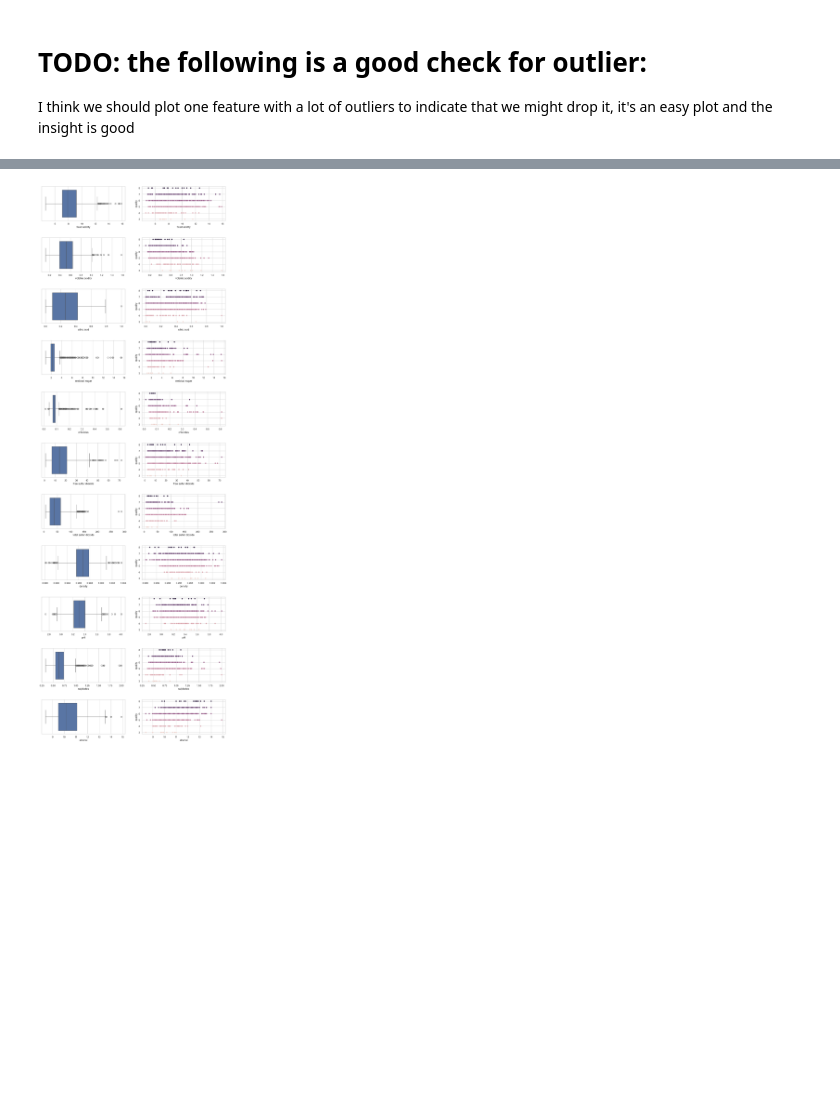
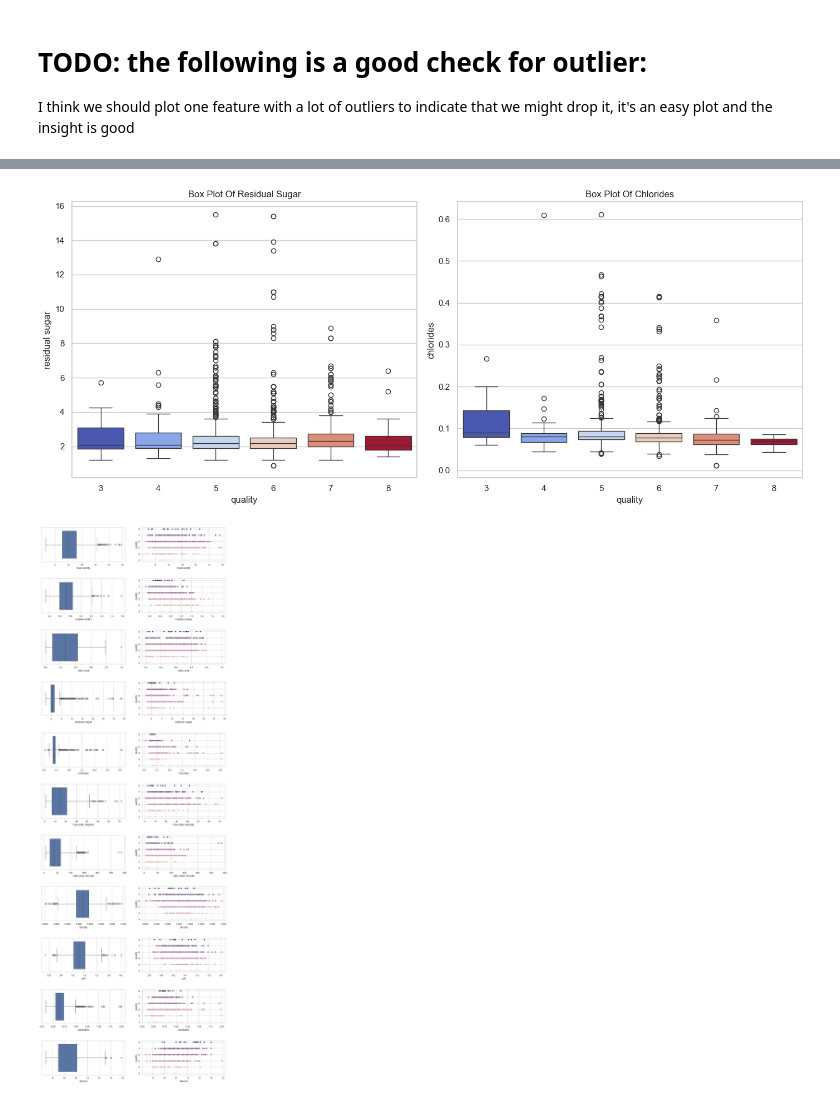
Before and after one commit to airbagdeer/tabular-ds-project, a Jupyter notebook: EX1.ipynb, the cells around one changed output, grey strips where cells are left out. Drawn from its saved outputs; the diff is of its cells as text; code cells hidden in the pictures; blank space fills up the shorter version.

```diff
--- a/EX1.ipynb
+++ b/EX1.ipynb
@@ -432,3 +465,19 @@ Passing `palette` without assigning `hue` is deprecated and will be removed in v
+# %%
+# Create a figure for side-by-side boxplots
+fig, axes = plt.subplots(1, 2, figsize=(14, 6))
+
+# First boxplot: Residual Sugar and Chlorides (overall distribution)
+sns.boxplot(data=dfr, y ='residual sugar',x = target, hue=target, ax=axes[0], legend=False, palette='coolwarm')
+axes[0].set_title('Box Plot Of Residual Sugar')
+
+sns.boxplot(data=dfr, y ='chlorides', x = target, hue=target, ax=axes[1], legend=False, palette='coolwarm')
+axes[1].set_title('Box Plot Of Chlorides')
+
+
+plt.tight_layout()
+plt.show()
+# %% [output]
+[figure, added]
 # %%
 fig, ax = plt.subplots(11, 2, figsize=(15, 45))
 plt.subplots_adjust(hspace = 0.5)
```
Also changed, not shown: parts of 4 cells of this notebook.
